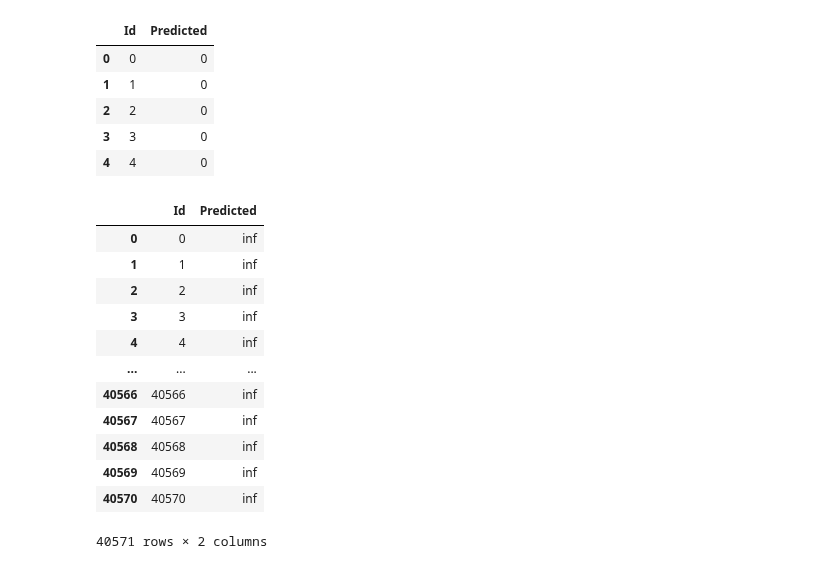
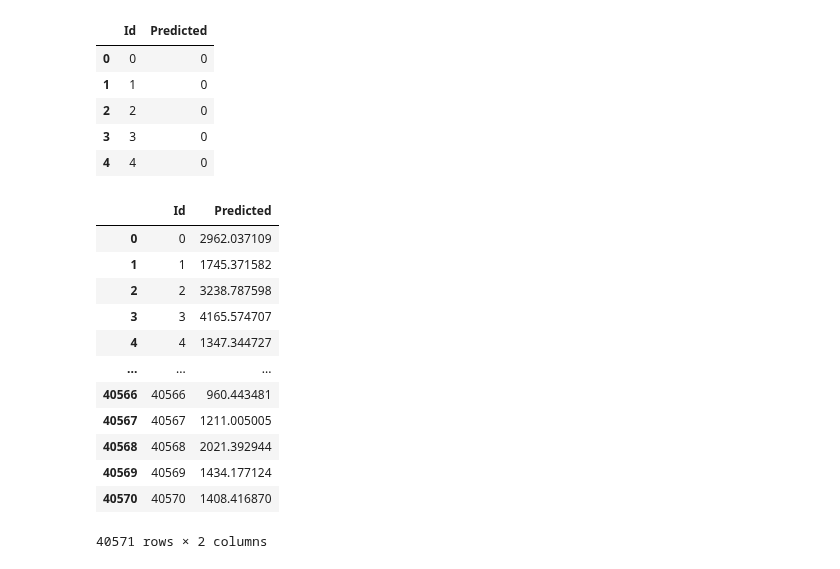
Before and after one commit to dlwls22/Hyundai_DT, a Jupyter notebook: CNC2.ipynb, the cells around one changed output. Cells and saved outputs as stored; diff of their text form; code cells hidden in the pictures.

```diff
--- a/CNC2.ipynb
+++ b/CNC2.ipynb
@@ -196,8 +212,10 @@ train
 # %%
-dbscan = DBSCAN(eps=0.5, min_samples=5)
-train['cluster'] = dbscan.fit_predict(train[columns_to_scale])
+# columns_to_dbscan = ['X2', 'X3', 'X5', 'X7', 'X8', 'X8_0', 'X8_1']
 
-# 클러스터가 -1인 것은 이상치로 간주하고 제거
-filtered_train = train[train['cluster'] != -1].drop(columns=['cluster'])
+# dbscan = DBSCAN(eps=0.5, min_samples=5)
+# train['cluster'] = dbscan.fit_predict(train[columns_to_dbscan])
 
-filtered_train
+# # 클러스터가 -1인 것은 이상치로 간주하고 제거
+# filtered_train = train[train['cluster'] != -1].drop(columns=['cluster'])
+
+# filtered_train
@@ -217,0 +222,3 @@ filtered_train
+# %%
+filtered_train.drop(columns = ['Y1_log', 'Y2_log'], inplace = True)
+filtered_train
@@ -245,8 +264,8 @@ xgb_y1 = xgb.XGBRegressor(eval_metric='mae',
                           enable_categorical=True
                           )
 
-X_train_reduced = filtered_train.drop(columns = ['Y1', 'Y2', 'Y1_log', 'Y2_log']).reset_index(drop=True)
-y_train = filtered_train['Y1_log'].reset_index(drop=True)
+X_train_reduced = filtered_train.drop(columns = ['Y1', 'Y2']).reset_index(drop=True)
+y_train = filtered_train['Y1'].reset_index(drop=True)
 
 kf = KFold(n_splits=5, shuffle=True, random_state=42)
 
@@ -299,7 +318,7 @@ xgb_y2 = xgb.XGBRegressor(eval_metric='mae',
                           enable_categorical=True
                           )
 
-X_train_reduced = filtered_train.drop(columns = ['Y1', 'Y2', 'Y1_log', 'Y2_log']).reset_index(drop=True)
+X_train_reduced = filtered_train.drop(columns = ['Y1', 'Y2']).reset_index(drop=True)
 y_train = filtered_train['Y2'].reset_index(drop=True)
 
 kf = KFold(n_splits=5, shuffle=True, random_state=42)
@@ -358,24 +377,24 @@ submit.head()
 | 3 | 3 | 0 |
 | 4 | 4 | 0 |
 # %%
-final_predictions = (np.exp(final_predictions_y1) - 1) + (np.exp(final_predictions_y2) - 1)
+final_predictions = final_predictions_y1 + final_predictions_y2
 
 
 submit.iloc[:, 1] = final_predictions
 
 submit
 # %% [output]
 |  | Id | Predicted |
-| 0 | 0 | inf |
-| 1 | 1 | inf |
-| 2 | 2 | inf |
-| 3 | 3 | inf |
-| 4 | 4 | inf |
+| 0 | 0 | 2962.037109 |
+| 1 | 1 | 1745.371582 |
+| 2 | 2 | 3238.787598 |
+| 3 | 3 | 4165.574707 |
+| 4 | 4 | 1347.344727 |
 | ... | ... | ... |
-| 40566 | 40566 | inf |
-| 40567 | 40567 | inf |
-| 40568 | 40568 | inf |
-| 40569 | 40569 | inf |
-| 40570 | 40570 | inf |
+| 40566 | 40566 | 960.443481 |
+| 40567 | 40567 | 1211.005005 |
+| 40568 | 40568 | 2021.392944 |
+| 40569 | 40569 | 1434.177124 |
+| 40570 | 40570 | 1408.416870 |
 40571 rows × 2 columns
 # %%
```
Also changed, not shown: parts of 13 cells of this notebook.
